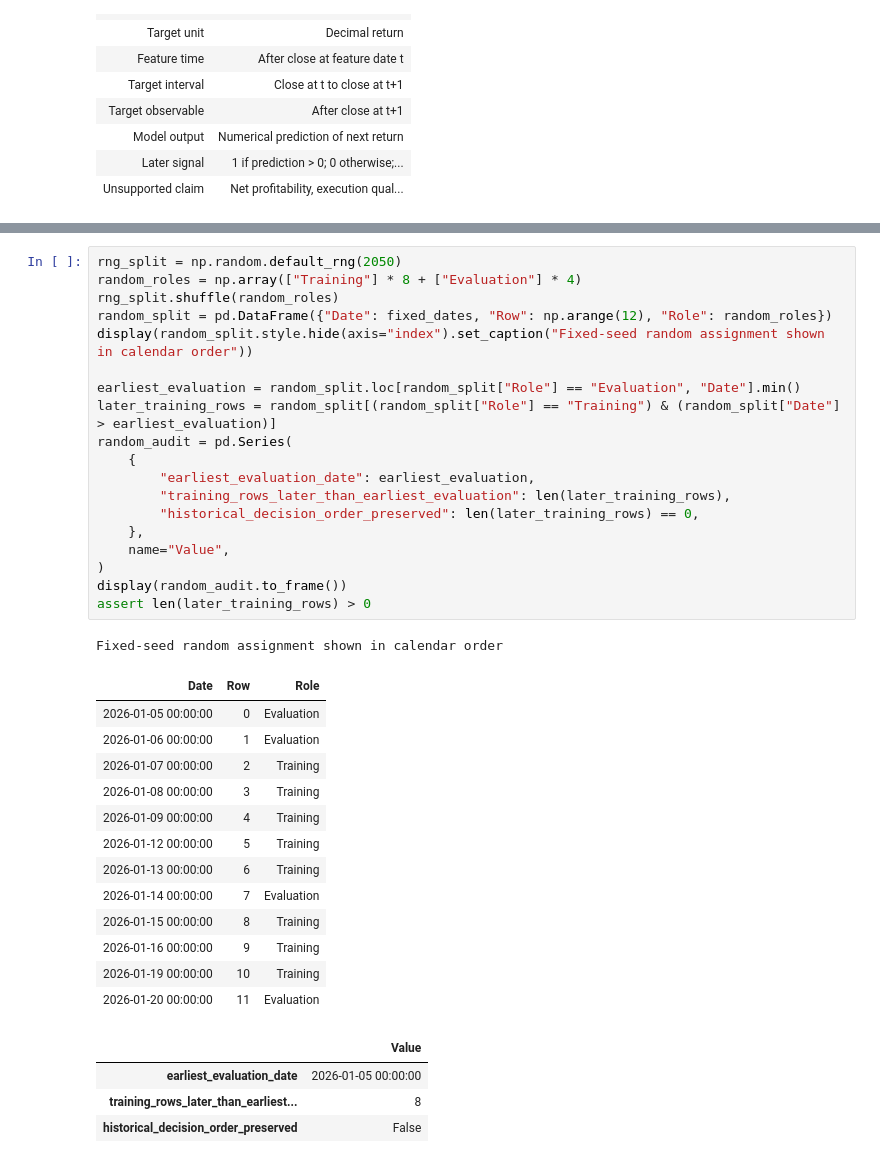
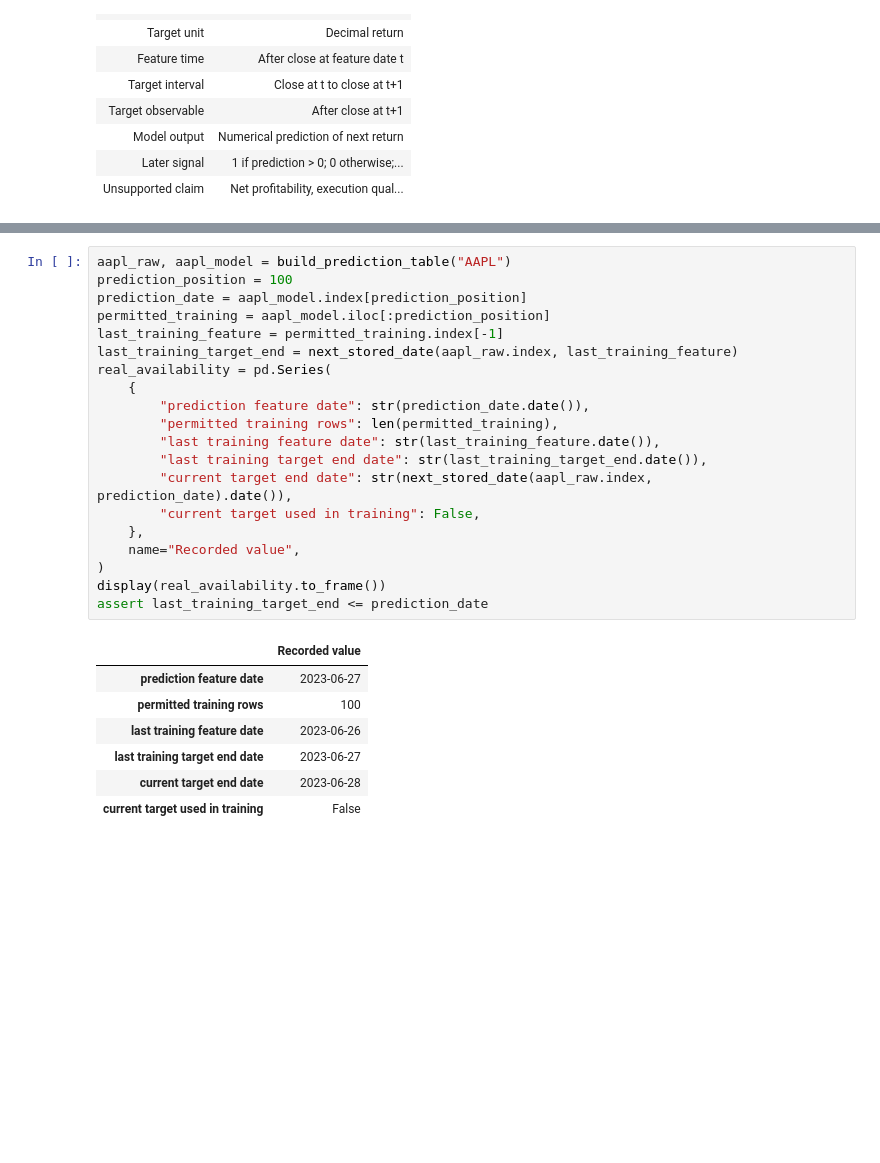
Before and after one commit to KennethWYLee/FinTech, a Jupyter notebook: course/05/week5_main.ipynb, the cells around one changed output, grey strips where cells are left out. Saved outputs shown, nothing was run; the diff lists cells and outputs as text; blank space fills up the shorter version.

```diff
--- a/course/05/week5_main.ipynb
+++ b/course/05/week5_main.ipynb
@@ -411,39 +542,29 @@ Predict whether a fixed-seed random assignment of 12 rows will place at least on
 # %%
-rng_split = np.random.default_rng(2050)
-random_roles = np.array(["Training"] * 8 + ["Evaluation"] * 4)
-rng_split.shuffle(random_roles)
-random_split = pd.DataFrame({"Date": fixed_dates, "Row": np.arange(12), "Role": random_roles})
-display(random_split.style.hide(axis="index").set_caption("Fixed-seed random assignment shown in calendar order"))
-
-earliest_evaluation = random_split.loc[random_split["Role"] == "Evaluation", "Date"].min()
-later_training_rows = random_split[(random_split["Role"] == "Training") & (random_split["Date"] > earliest_evaluation)]
-random_audit = pd.Series(
+aapl_raw, aapl_model = build_prediction_table("AAPL")
+prediction_position = 100
+prediction_date = aapl_model.index[prediction_position]
+permitted_training = aapl_model.iloc[:prediction_position]
+last_training_feature = permitted_training.index[-1]
+last_training_target_end = next_stored_date(aapl_raw.index, last_training_feature)
+real_availability = pd.Series(
     {
-        "earliest_evaluation_date": earliest_evaluation,
-        "training_rows_later_than_earliest_evaluation": len(later_training_rows),
-        "historical_decision_order_preserved": len(later_training_rows) == 0,
+        "prediction feature date": str(prediction_date.date()),
+        "permitted training rows": len(permitted_training),
+        "last training feature date": str(last_training_feature.date()),
+        "last training target end date": str(last_training_target_end.date()),
+        "current target end date": str(next_stored_date(aapl_raw.index, prediction_date).date()),
+        "current target used in training": False,
     },
-    name="Value",
+    name="Recorded value",
 )
-display(random_audit.to_frame())
-assert len(later_training_rows) > 0
+display(real_availability.to_frame())
+assert last_training_target_end <= prediction_date
 # %% [output]
-Fixed-seed random assignment shown in calendar order
-| Date | Row | Role |
-| 2026-01-05 00:00:00 | 0 | Evaluation |
-| 2026-01-06 00:00:00 | 1 | Evaluation |
-| 2026-01-07 00:00:00 | 2 | Training |
-| 2026-01-08 00:00:00 | 3 | Training |
-| 2026-01-09 00:00:00 | 4 | Training |
-| 2026-01-12 00:00:00 | 5 | Training |
-| 2026-01-13 00:00:00 | 6 | Training |
-| 2026-01-14 00:00:00 | 7 | Evaluation |
-| 2026-01-15 00:00:00 | 8 | Training |
-| 2026-01-16 00:00:00 | 9 | Training |
-| 2026-01-19 00:00:00 | 10 | Training |
-| 2026-01-20 00:00:00 | 11 | Evaluation |
+|  | Recorded value |
+| prediction feature date | 2023-06-27 |
+| permitted training rows | 100 |
+| last training feature date | 2023-06-26 |
+| last training target end date | 2023-06-27 |
+| current target end date | 2023-06-28 |
+| current target used in training | False |
-|  | Value |
-| earliest_evaluation_date | 2026-01-05 00:00:00 |
-| training_rows_later_than_earliest... | 8 |
-| historical_decision_order_preserved | False |
 # %% [markdown]
```
Also changed, not shown: parts of 147 cells of this notebook.
